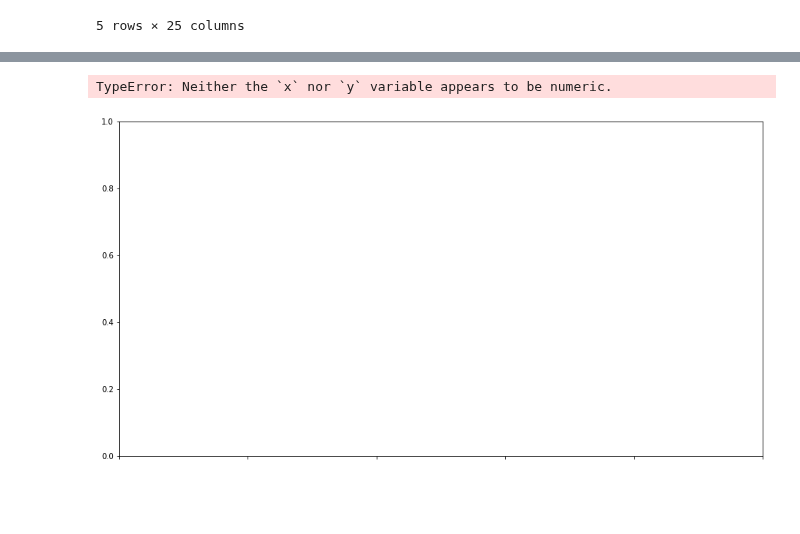
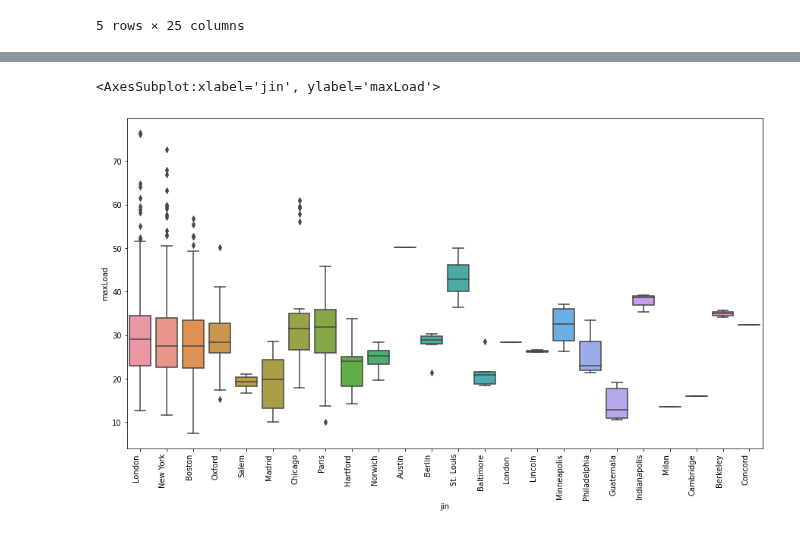
Before and after one commit to hujingc/umsi_loc_anc, a Jupyter notebook: location maxLoad.ipynb, the cells around one changed output, grey strips where cells are left out. Cells and saved outputs as stored; diff of their text form; code cells hidden in the pictures; blank space fills up the shorter version.

```diff
--- a/location maxLoad.ipynb
+++ b/location maxLoad.ipynb
@@ -655,0 +653,10 @@ merged
+# %%
+multi=df[['city','altNames']]
+searcher = dict(zip(multi.city, multi.altNames))
+def search(x):
+    for item in searcher.items():
+        if x in item[1]:
+            return(item[0])
+    return x
+merged['jin']=merged.location.apply(search)
+merged
@@ -656,9 +697,9 @@ merged
 # %%
 fig, ax = plt.subplots(figsize=(15,8))
 ax.set_xticklabels(ax.get_xticklabels(), rotation=90, horizontalalignment='right')
-sns.boxplot(x="jin",y="maxLoad", data=merged)
+sns.boxplot(merged.jin,merged.maxLoad.apply(lambda x:float(x)))
 
 # sns.scatterplot(merged['jin'],merged['maxLoad'])
 # %% [output]
-TypeError: Neither the `x` nor `y` variable appears to be numeric.
+<AxesSubplot:xlabel='jin', ylabel='maxLoad'>
-[figure, old version]
+[figure, new version]
```
Also changed, not shown: parts of 3 cells of this notebook.
